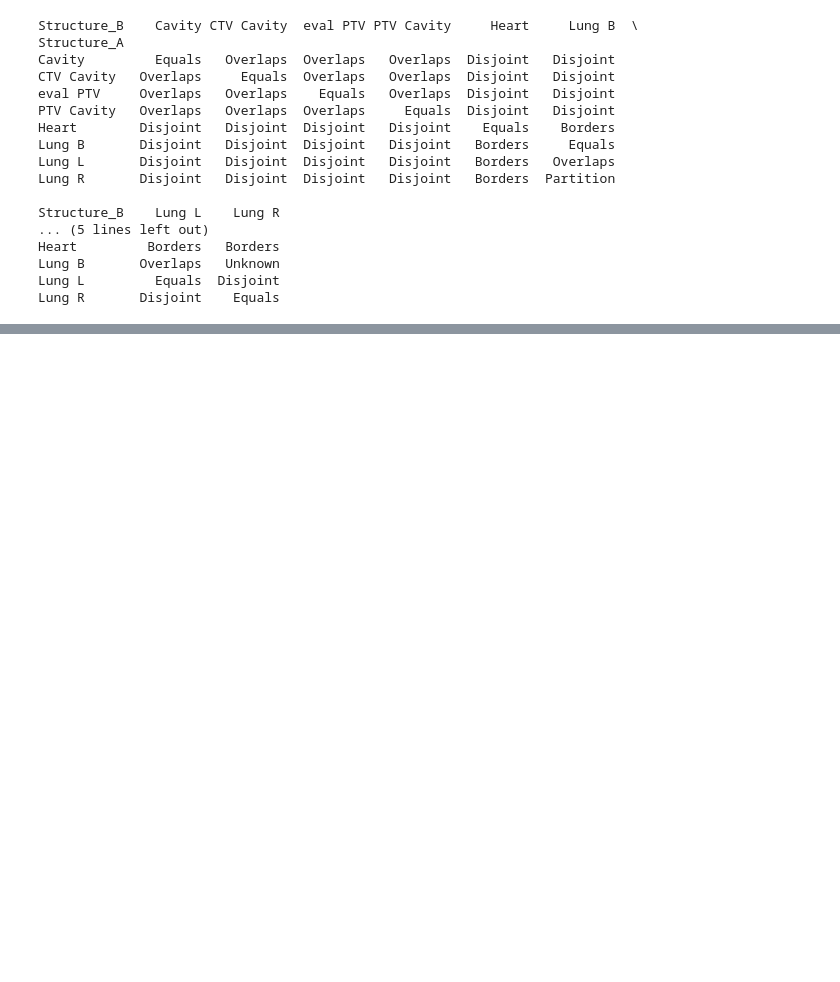
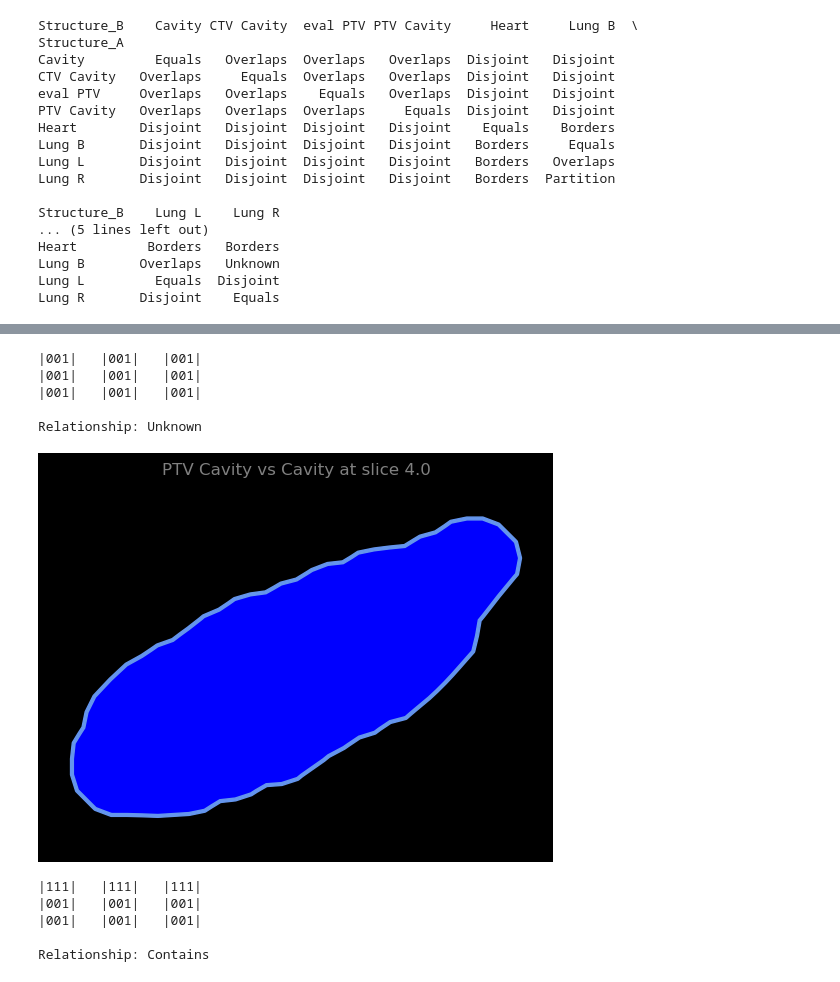
Before and after one commit to GregSal/StructureRelations, a Jupyter notebook: src/notebooks/Webapp_backend_Tests.ipynb, the cells around one changed output, grey strips where cells are left out. Drawn from its saved outputs; the diff is of its cells as text; code cells hidden in the pictures; blank space fills up the shorter version.

```diff
--- a/src/notebooks/Webapp_backend_Tests.ipynb
+++ b/src/notebooks/Webapp_backend_Tests.ipynb
@@ -356,0 +208,28 @@ Result: 'EXTERNAL'
+# %%
+slice = 4.0
+
+slice_a = structure_a.get_slice(slice_index=slice)
+slice_b = structure_b.get_slice(slice_index=slice)
+
+relation = DE27IM(slice_a, slice_b, tolerance=tolerance)
+composite_relation.merge(relation)
+print(relation)
+print(relation.identify_relation())
+ax = plot_roi_slice(structure_set, slice_index=slice,
+                    roi_list=[roi_a, roi_b], tolerance=tolerance)
+# %% [output]
+|001|   |001|   |001|
+|001|   |001|   |001|
+|001|   |001|   |001|
+
+Relationship: Unknown
+[figure, added]
+# %%
+print(composite_relation)
+print(composite_relation.identify_relation())
+# %% [output]
+|111|   |111|   |111|
+|001|   |001|   |001|
+|001|   |001|   |001|
+
+Relationship: Contains
```
Also changed, not shown: parts of 16 cells of this notebook, 2 other files.
